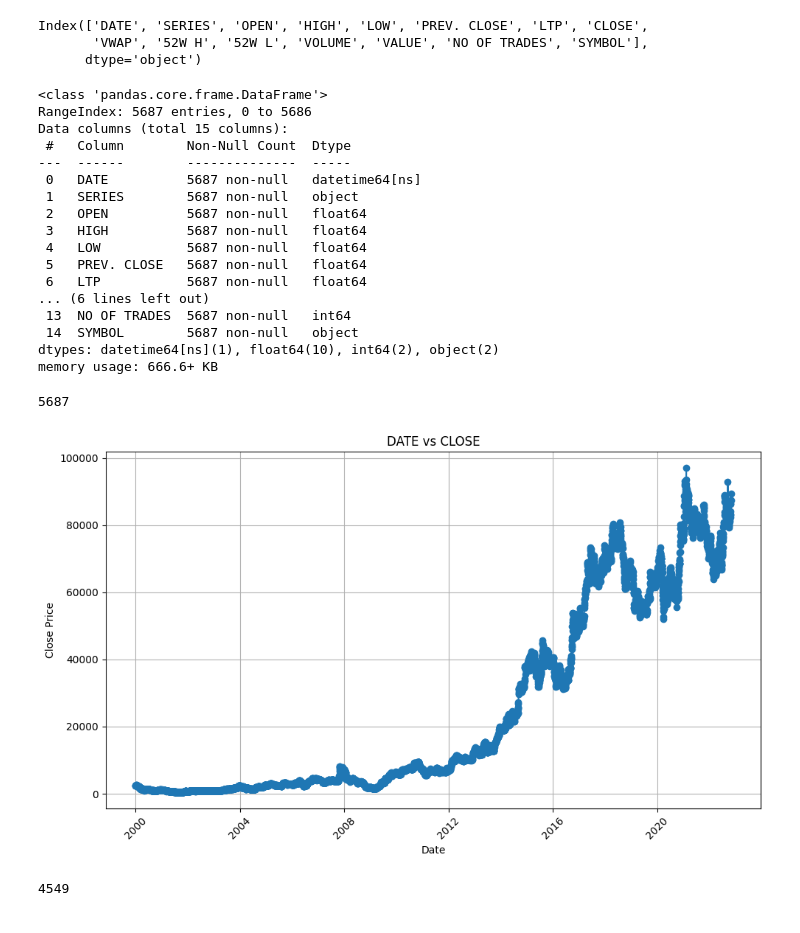
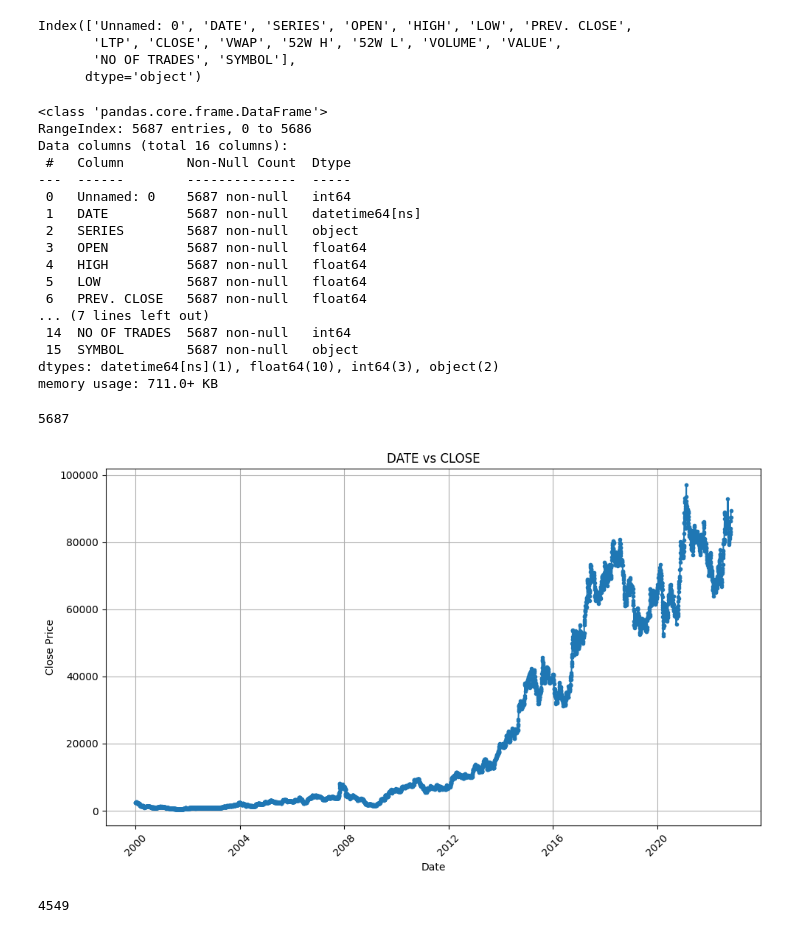
Before and after one commit to manascb1344/TensorForce, a Jupyter notebook: ML/Model1.ipynb, the cells around one changed output. Saved outputs shown, nothing was run; the diff lists cells and outputs as text; code cells hidden in the pictures.

```diff
--- a/ML/Model1.ipynb
+++ b/ML/Model1.ipynb
@@ -55,32 +51,35 @@ df = stock_df(symbol="MRF", from_date=date(2000,1,1),
+# %%
+df = pd.read_csv('MRF.csv')
 # %%
 df.set_index("DATE")
 df['DATE'] = pd.to_datetime(df['DATE'])
 # %%
 df.columns
 # %% [output]
-Index(['DATE', 'SERIES', 'OPEN', 'HIGH', 'LOW', 'PREV. CLOSE', 'LTP', 'CLOSE',
-       'VWAP', '52W H', '52W L', 'VOLUME', 'VALUE', 'NO OF TRADES', 'SYMBOL'],
+Index(['Unnamed: 0', 'DATE', 'SERIES', 'OPEN', 'HIGH', 'LOW', 'PREV. CLOSE',
+       'LTP', 'CLOSE', 'VWAP', '52W H', '52W L', 'VOLUME', 'VALUE',
+       'NO OF TRADES', 'SYMBOL'],
       dtype='object')
 # %%
 df.info()
 # %% [output]
 <class 'pandas.core.frame.DataFrame'>
 RangeIndex: 5687 entries, 0 to 5686
-Data columns (total 15 columns):
+Data columns (total 16 columns):
  #   Column        Non-Null Count  Dtype
 ---  ------        --------------  -----
- 0   DATE          5687 non-null   datetime64[ns]
- 1   SERIES        5687 non-null   object
- 2   OPEN          5687 non-null   float64
- 3   HIGH          5687 non-null   float64
- 4   LOW           5687 non-null   float64
- 5   PREV. CLOSE   5687 non-null   float64
- 6   LTP           5687 non-null   float64
-... (6 lines left out)
- 13  NO OF TRADES  5687 non-null   int64
- 14  SYMBOL        5687 non-null   object
-dtypes: datetime64[ns](1), float64(10), int64(2), object(2)
-memory usage: 666.6+ KB
+ 0   Unnamed: 0    5687 non-null   int64
+ 1   DATE          5687 non-null   datetime64[ns]
+ 2   SERIES        5687 non-null   object
+ 3   OPEN          5687 non-null   float64
+ 4   HIGH          5687 non-null   float64
+ 5   LOW           5687 non-null   float64
+ 6   PREV. CLOSE   5687 non-null   float64
+... (7 lines left out)
+ 14  NO OF TRADES  5687 non-null   int64
+ 15  SYMBOL        5687 non-null   object
+dtypes: datetime64[ns](1), float64(10), int64(3), object(2)
+memory usage: 711.0+ KB
 # %%
 len(df)
 # %% [output]
@@ -88,18 +87,18 @@ len(df)
 # %%
 df = df.sort_values(by='DATE')
 plt.figure(figsize=(10, 6))
 
-plt.plot(df["DATE"], df['CLOSE'], marker='o', linestyle='-')
+plt.plot(df["DATE"], df['CLOSE'], marker='.', linestyle='-')
 plt.title('DATE vs CLOSE')
 plt.xlabel('Date')
 plt.ylabel('Close Price')
 plt.xticks(rotation=45)
 
 plt.grid(True)
 plt.tight_layout()
 plt.show()
 # %% [output]
-[figure, old version]
+[figure, new version]
 # %%
 split_size=int(0.8*len(df))
 print(split_size)
```
Also changed, not shown: parts of 8 cells of this notebook, 8 other files.
